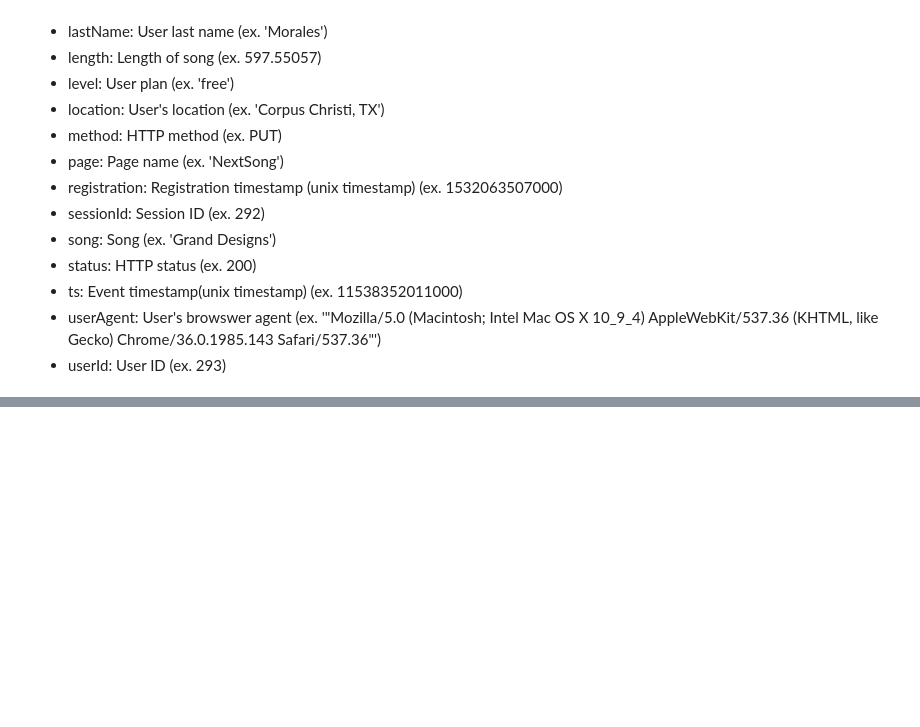
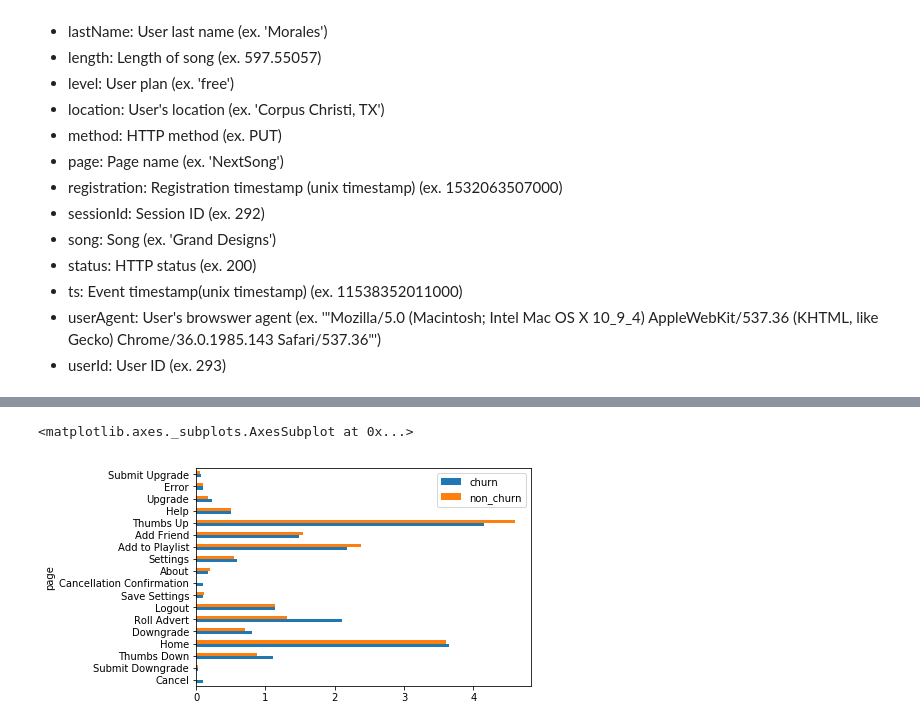
Before and after one commit to cyuancheng/Sparkify, a Jupyter notebook: Sparkify_test.ipynb, the cells around one changed output, grey strips where cells are left out. Cells and saved outputs as stored; diff of their text form; code cells hidden in the pictures; blank space fills up the shorter version.

```diff
--- a/Sparkify_test.ipynb
+++ b/Sparkify_test.ipynb
@@ -312,0 +361,15 @@ only showing top 10 rows
+# %%
+churn_count = df_clean.filter(df_clean['churn']==1).count()
+no_churn_count = df_clean.filter(df_clean['churn']==0).count()
+
+df_temp1 = df_clean.filter(df_clean['churn']==1).filter(df_clean['page']!="NextSong").groupby(["page"]).count()
+df_temp1 = df_temp1.withColumn("churn", df_temp1["count"]/churn_count*100).sort("page")
+
+df_temp2 = df_clean.filter(df_clean['churn']==0).filter(df_clean['page']!="NextSong").groupby(["page"]).count()
+df_temp2 = df_temp2.withColumn("non_churn", df_temp2["count"]/no_churn_count*100).sort("page")
+# %%
+df_pd = df_temp1.join(df_temp2, "page", "outer").drop("count").fillna(0).toPandas()
+df_pd.plot.barh("page")
+# %% [output]
+<matplotlib.axes._subplots.AxesSubplot at 0x...>
+[figure, added]
```
Also changed, not shown: parts of 62 cells of this notebook.
